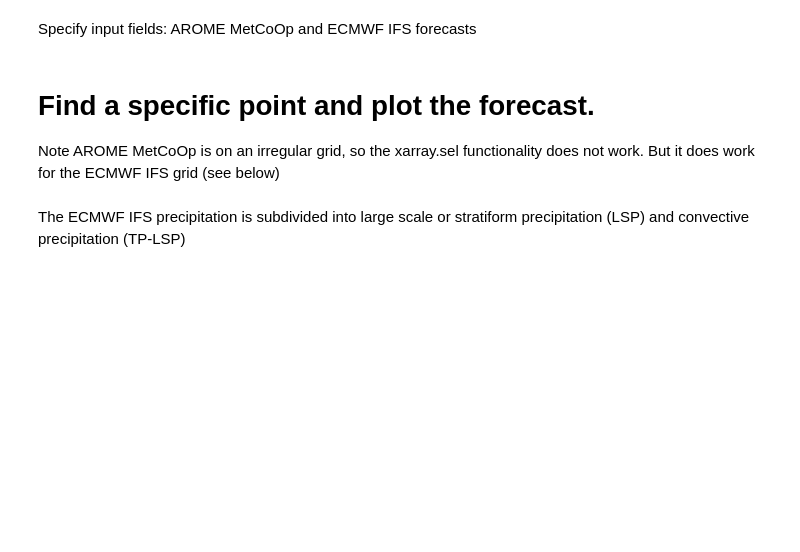
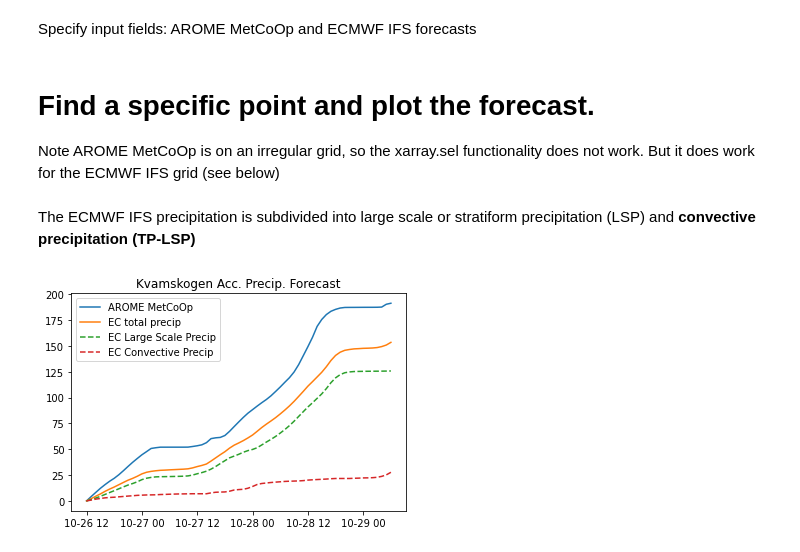
Before and after one commit to eirikngard/GEO4902, a Jupyter notebook: Access_forecast.ipynb, the cells around one changed output. Cells and saved outputs as stored; diff of their text form; code cells hidden in the pictures; blank space fills up the shorter version.

```diff
--- a/Access_forecast.ipynb
+++ b/Access_forecast.ipynb
@@ -206,4 +206,4 @@ lat0=60.3833; lon0=5.9500 # Kvamskogen in Western Norway
 
 [ix,jx] = findindex(arome.latitude,arome.longitude,lat0,lon0) # from regional model AROME MetCoOp
 # %% [markdown]
-The ECMWF IFS precipitation is subdivided into large scale or stratiform precipitation (LSP) and convective precipitation (TP-LSP)
+The ECMWF IFS precipitation is subdivided into large scale or stratiform precipitation (LSP) and **convective precipitation (TP-LSP)**
@@ -211,0 +210,14 @@ ecifs
+# %%
+pp_acc_point_arome = arome.precipitation_amount_acc[:,0,ix,jx]
+pp_acc_point_ecifs = ecifs.sel(lat=lat0,lon=lon0,method='nearest')
+# %%
+plt.plot(arome.time, pp_acc_point_arome, '-',label='AROME MetCoOp')
+plt.plot(ecifs.time, pp_acc_point_ecifs.TP*1000,'-',label='EC total precip')
+plt.plot(ecifs.time, pp_acc_point_ecifs.LSP*1000,'--',label='EC Large Scale Precip')
+plt.plot(ecifs.time, (pp_acc_pint_ecifs.TP-pp_acc_pint_ecifs.LSP)*1000,'--',label='EC Convective Precip')
+
+plt.title("Kvamskogen Acc. Precip. Forecast")
+plt.legend()
+plt.show()
+# %% [output]
+[figure, added]
```
Also changed, not shown: parts of 8 cells of this notebook.
